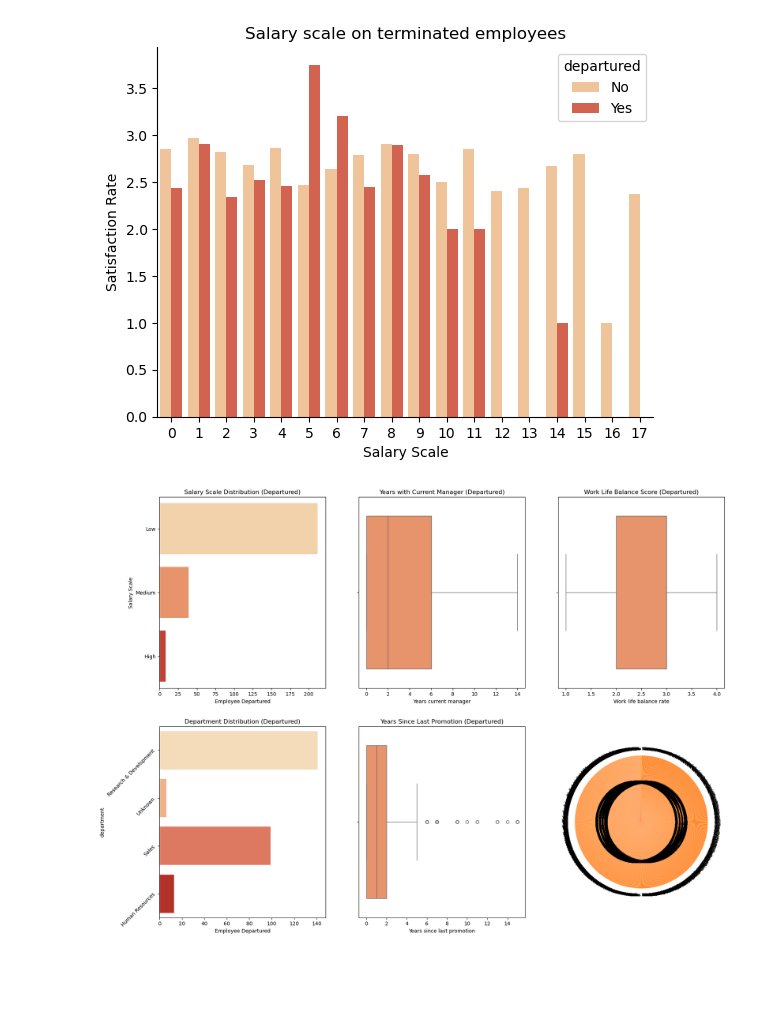
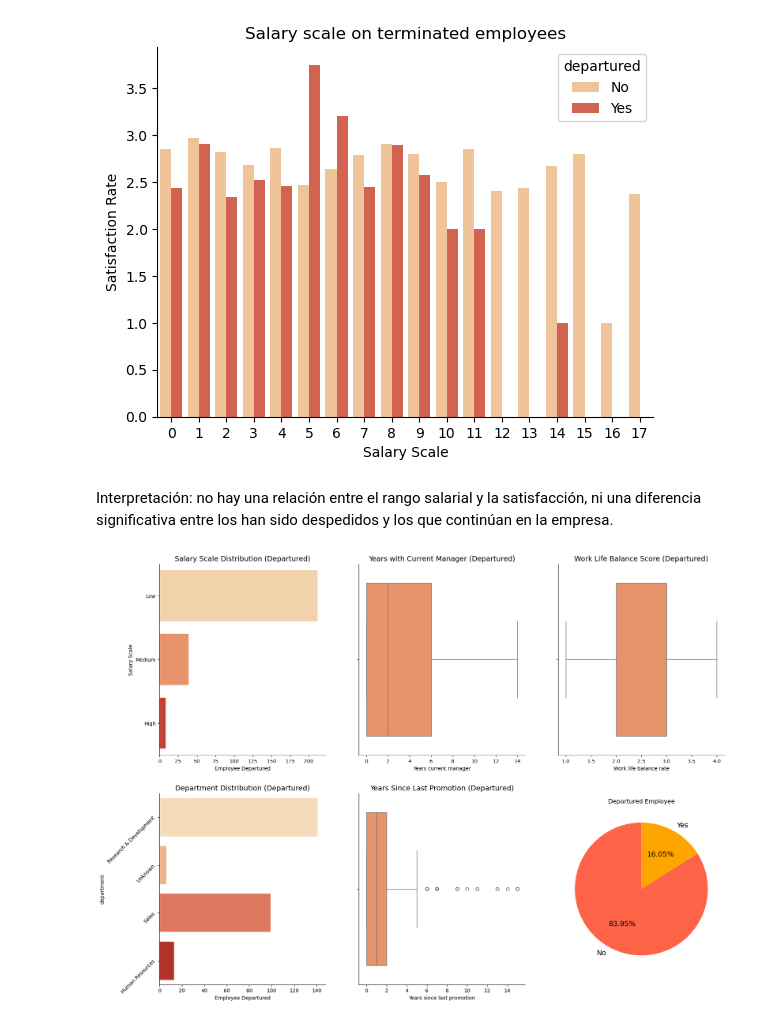
Before and after one commit to CibiPB/project-da-promo-49-INTERNO, a Jupyter notebook: Notebooks/3. Data Analysis.ipynb, the cells around one changed output. Drawn from its saved outputs; the diff is of its cells as text; code cells hidden in the pictures; blank space fills up the shorter version.

```diff
--- a/Notebooks/3. Data Analysis.ipynb
+++ b/Notebooks/3. Data Analysis.ipynb
@@ -459,3 +486,7 @@ plt.gca().spines['right'].set_visible(False)
 plt.gca().spines['top'].set_visible(False);
 # %% [output]
 [figure]
+# %% [markdown]
+Interpretación: no hay una relación entre el rango salarial y la satisfacción, ni una diferencia significativa entre los han sido despedidos y los que continúan en la empresa.
+# %%
+df_count_departured = df.groupby('departured')['employee_number'].count().reset_index()
@@ -462,65 +496,66 @@ plt.gca().spines['top'].set_visible(False);
 # %%
-df['current_mngr'] = pd.cut(df['year_current_mngr'],bins = 4, labels= ['0-5', '6-10', '11-15', '16-20'])
-yes_df = df[df['departured'] == 'Yes']
+
 fig, axes = plt.subplots(2, 3, figsize=(20, 15))
-
 
 sns.countplot(data=yes_df,
               y='salary_scale',
               ax=axes[0, 0],
               palette='OrRd')
-axes[0, 0].set_title('Salary Scale Distribution (Departured)')
+axes[0, 0].set_title('Salary Scale Distribution (Departured)', fontsize= 14)
 axes[0, 0].set_xlabel('Employee Departured')
 axes[0, 0].set_ylabel('Salary Scale')
+axes[0, 0].spines['right'].set_visible(False)
+axes[0, 0].spines['top'].set_visible(False)
 
 
 sns.countplot(data=yes_df,
               y='department',
               ax=axes[1, 0],
               palette='OrRd')
-axes[1, 0].set_title('Department Distribution (Departured)')
+axes[1, 0].set_title('Department Distribution (Departured)', fontsize= 14)
 axes[1, 0].tick_params(axis='y', rotation=45)
 axes[1, 0].set_xlabel('Employee Departured')
+axes[1, 0].spines['right'].set_visible(False)
+axes[1, 0].spines['top'].set_visible(False)
 
 
 sns.boxplot(data=yes_df,
             x='year_current_mngr',
             ax=axes[0, 1],
-            palette='OrRd')
-axes[0, 1].set_title('Years with Current Manager (Departured)')
+            palette='OrRd'),
+axes[0, 1].set_title('Years with Current Manager (Departured)', fontsize= 14)
 axes[0, 1].tick_params(axis='y', rotation=45)
 axes[0, 1].set_xlabel('Years current manager')
 axes[0, 1].set_ylabel('')
 axes[0, 1].tick_params(axis='y', rotation=90)
+axes[0, 1].spines['right'].set_visible(False)
+axes[0, 1].spines['top'].set_visible(False)
 
 
 sns.boxplot(data=yes_df, x='year_last_promotion',
             ax=axes[1, 1],
-            palette='OrRd')
-axes[1, 1].set_title('Years Since Last Promotion (Departured)')
+            palette='OrRd'),
+axes[1, 1].set_title('Years Since Last Promotion (Departured)', fontsize= 14)
 axes[1, 1].tick_params(axis='y', rotation=90)
 axes[1, 1].set_ylabel(' ')
 axes[1, 1].set_xlabel('Years since last promotion')
+axes[1, 1].spines['right'].set_visible(False)
+axes[1, 1].spines['top'].set_visible(False)
 
 
 sns.boxplot(data=yes_df, x='work_life_balance',
             ax=axes[0, 2],
-            palette='OrRd')
-axes[0, 2].set_title('Work Life Balance Score (Departured)')
+            palette='OrRd'),
+axes[0, 2].set_title('Work Life Balance Score (Departured)', fontsize= 14)
 axes[0, 2].set_ylabel('')
 axes[0, 2].tick_params(axis='y', rotation=90)
 axes[0, 2].set_xlabel('Work life balance rate')
+axes[0, 2].spines['right'].set_visible(False)
+axes[0, 2].spines['top'].set_visible(False)
 
 
-plt.pie('employee_number', labels='departured', data=df, autopct = '%1.2f%%', colors=['tomato', 'orange'], startangle=90, textprops={'fontsize': 8});
-
-
-#sns.histplot(data=df,
-              #x='departured',
-              #ax=axes[1, 2],
-              #color='tomato')
-#axes[1, 2].set_title('Department Distribution (Departured)')
-#axes[1, 2].tick_params(axis='y', rotation=45)
-#axes[1, 2].set_xlabel('Employee Departured')
+plt.pie('employee_number', labels = 'departured', data=df_count_departured, autopct = '%1.2f%%',
+        colors=['tomato', 'orange'], startangle=90, textprops={'fontsize': 14})
+axes[1, 2].set_title('Departured Employee');
 # %% [output]
-[figure, old version]
+[figure, new version]
```
Also changed, not shown: parts of 23 cells of this notebook, 1 other file.
